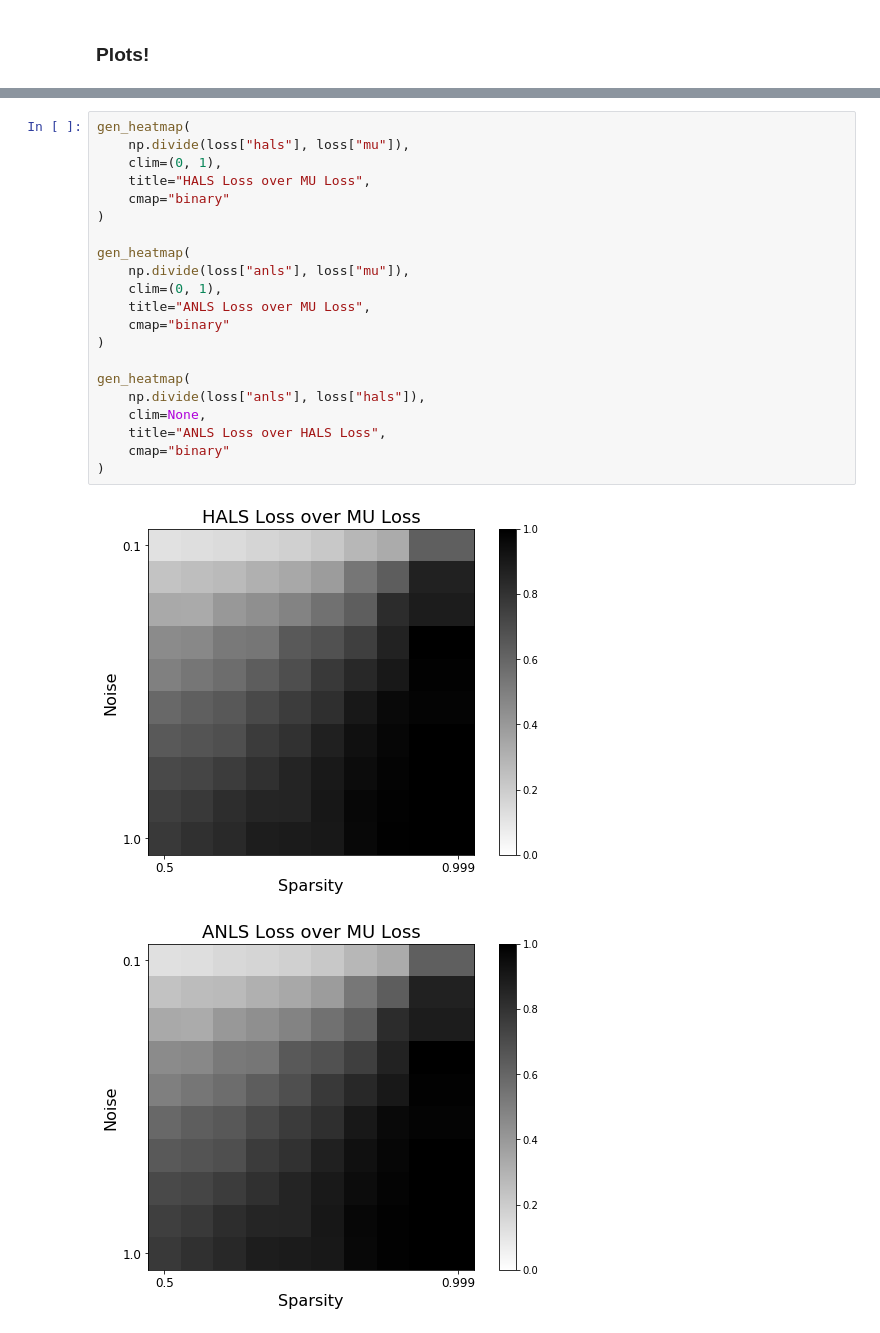
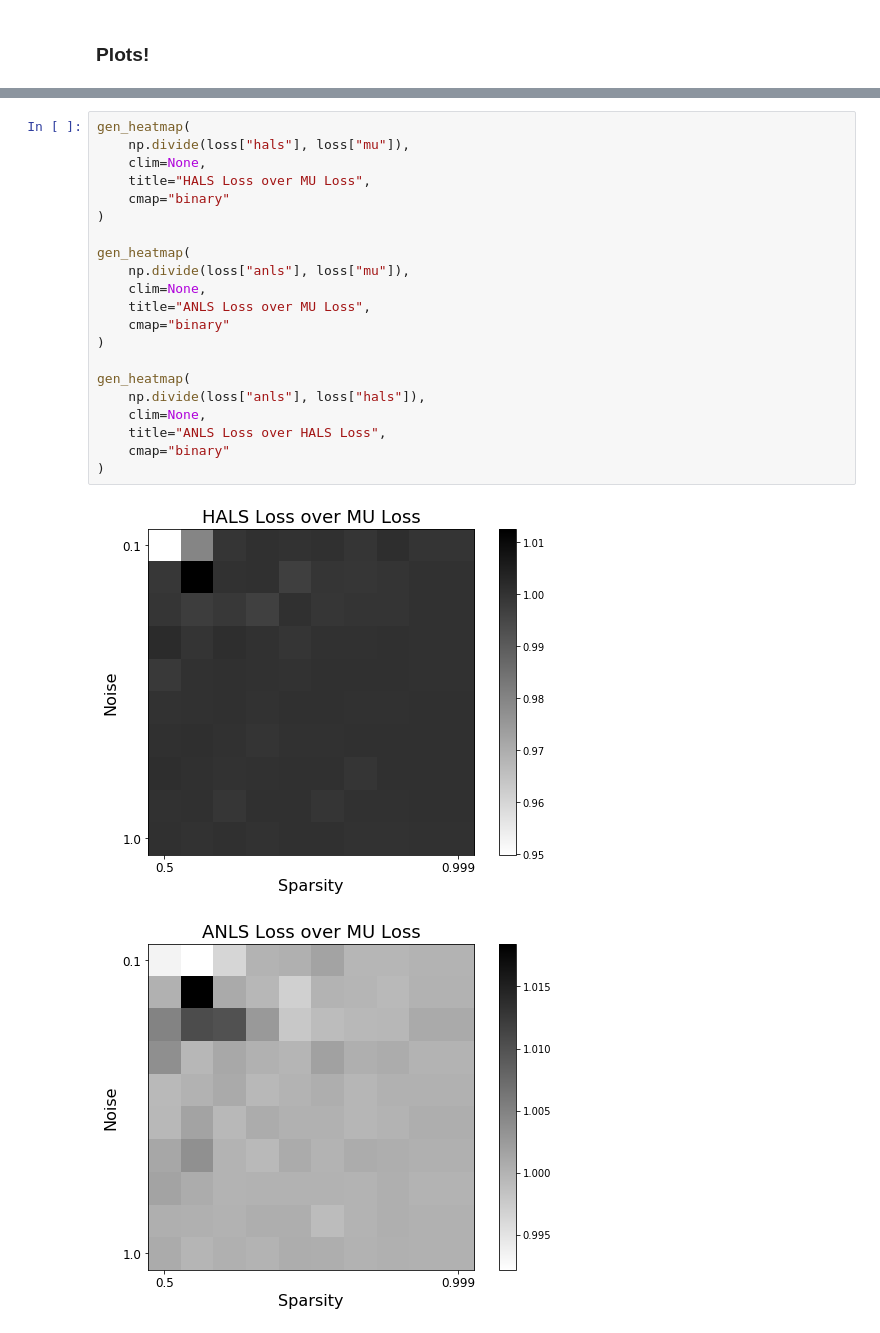
Before and after one commit to degleris1/CMF.jl, a Jupyter notebook: figures/noise_sparsity_sweep_py.ipynb, the cells around one changed output, grey strips where cells are left out. Cells and saved outputs as stored; diff of their text form.

Commit message:
Update noise sweep figures to reflect the new multiplicative updates

```diff
--- a/figures/noise_sparsity_sweep_py.ipynb
+++ b/figures/noise_sparsity_sweep_py.ipynb
@@ -101,24 +101,24 @@ gen_heatmap(loss["anls"], clim=(0, 3), title="ANLS Loss")
 # %%
 gen_heatmap(
     np.divide(loss["hals"], loss["mu"]),
-    clim=(0, 1),
+    clim=None,
     title="HALS Loss over MU Loss",
     cmap="binary"
 )
 
 gen_heatmap(
     np.divide(loss["anls"], loss["mu"]),
-    clim=(0, 1),
+    clim=None,
     title="ANLS Loss over MU Loss",
     cmap="binary"
 )
 
 gen_heatmap(
     np.divide(loss["anls"], loss["hals"]),
     clim=None,
     title="ANLS Loss over HALS Loss",
     cmap="binary"
 )
 # %% [output]
-[figure, old version]
+[figure, new version]
-[figure, old version]
+[figure, new version]
```
Also changed, not shown: parts of 2 cells of this notebook.
